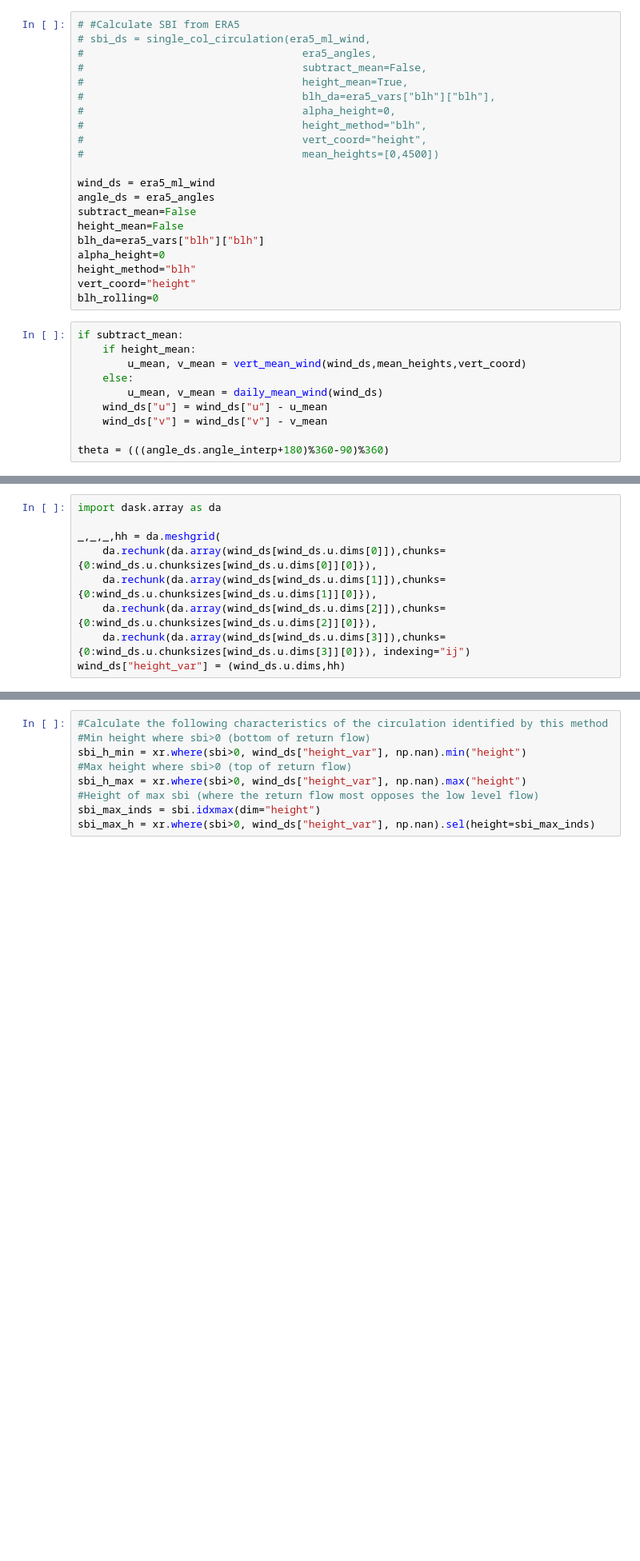
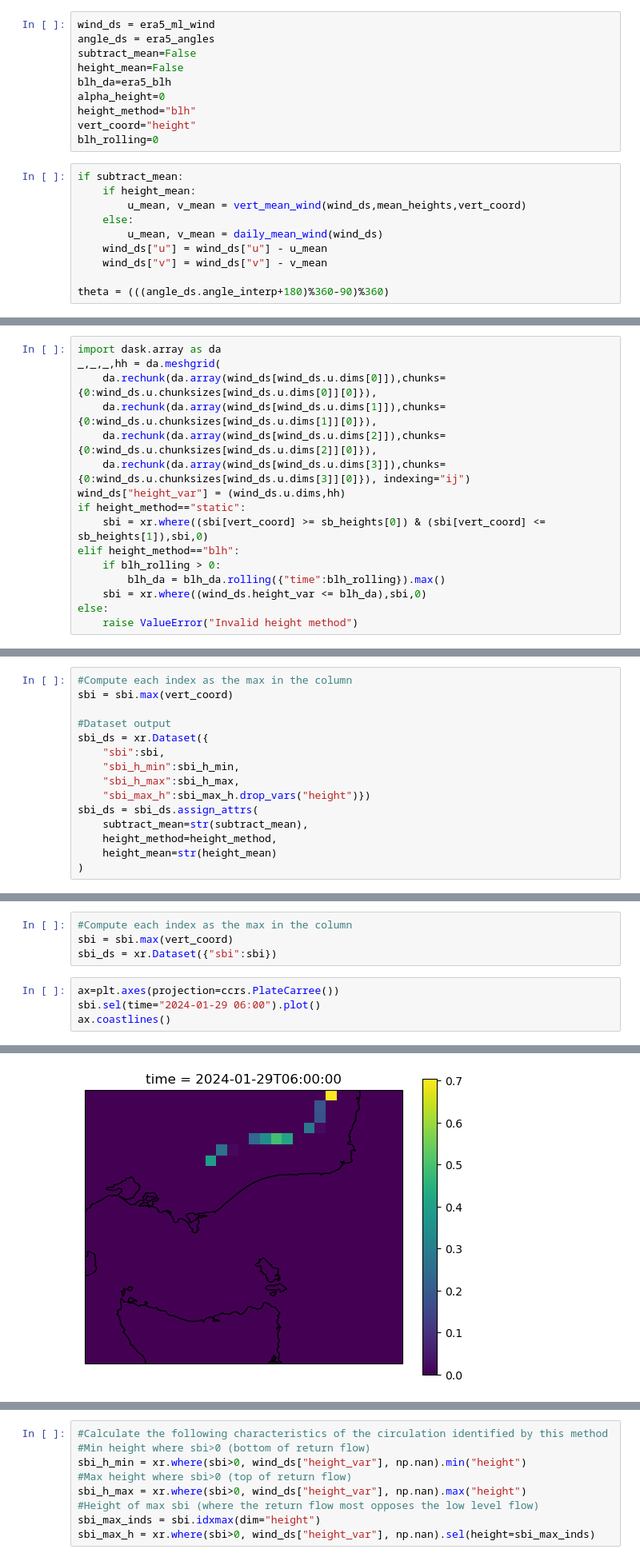
Before and after one commit to andrewbrown31/sea_breeze, a Jupyter notebook: test_notebooks/sea_breeze_detections/sea_breeze_index.ipynb, the cells around one changed output, grey strips where cells are left out. Shown at 80% size. Cells and saved outputs as stored; diff of their text form; blank space fills up the shorter version.

```diff
--- a/test_notebooks/sea_breeze_detections/sea_breeze_index.ipynb
+++ b/test_notebooks/sea_breeze_detections/sea_breeze_index.ipynb
@@ -49,20 +49,9 @@ era5_angles = load_angle_ds("/g/data/gb02/ab4502/coastline_data/era5_angles_v2.n
 # %%
-# #Calculate SBI from ERA5
-# sbi_ds = single_col_circulation(era5_ml_wind,
-#                                   era5_angles,
-#                                   subtract_mean=False,
-#                                   height_mean=True,
-#                                   blh_da=era5_vars["blh"]["blh"],
-#                                   alpha_height=0,
-#                                   height_method="blh",
-#                                   vert_coord="height",
-#                                   mean_heights=[0,4500])
-
 wind_ds = era5_ml_wind
 angle_ds = era5_angles
 subtract_mean=False
 height_mean=False
-blh_da=era5_vars["blh"]["blh"]
+blh_da=era5_blh
 alpha_height=0
 height_method="blh"
 vert_coord="height"
@@ -107,9 +151,16 @@ lbi = xr.where(lb_cond[0] & lb_cond[1] & lb_cond[2], lbi, 0)
 # %%
 import dask.array as da
-
 _,_,_,hh = da.meshgrid(
     da.rechunk(da.array(wind_ds[wind_ds.u.dims[0]]),chunks={0:wind_ds.u.chunksizes[wind_ds.u.dims[0]][0]}),
     da.rechunk(da.array(wind_ds[wind_ds.u.dims[1]]),chunks={0:wind_ds.u.chunksizes[wind_ds.u.dims[1]][0]}),
     da.rechunk(da.array(wind_ds[wind_ds.u.dims[2]]),chunks={0:wind_ds.u.chunksizes[wind_ds.u.dims[2]][0]}),
     da.rechunk(da.array(wind_ds[wind_ds.u.dims[3]]),chunks={0:wind_ds.u.chunksizes[wind_ds.u.dims[3]][0]}), indexing="ij")
 wind_ds["height_var"] = (wind_ds.u.dims,hh)
+if height_method=="static":
+    sbi = xr.where((sbi[vert_coord] >= sb_heights[0]) & (sbi[vert_coord] <= sb_heights[1]),sbi,0)
+elif height_method=="blh":
+    if blh_rolling > 0:
+        blh_da = blh_da.rolling({"time":blh_rolling}).max()
+    sbi = xr.where((wind_ds.height_var <= blh_da),sbi,0)
+else:
+    raise ValueError("Invalid height method")
@@ -115,0 +175,15 @@ wind_ds["height_var"] = (wind_ds.u.dims,hh)
+# %%
+#Compute each index as the max in the column
+sbi = sbi.max(vert_coord)
+
+#Dataset output
+sbi_ds = xr.Dataset({
+    "sbi":sbi,
+    "sbi_h_min":sbi_h_min,
+    "sbi_h_max":sbi_h_max,
+    "sbi_max_h":sbi_max_h.drop_vars("height")})
+sbi_ds = sbi_ds.assign_attrs(
+    subtract_mean=str(subtract_mean),
+    height_method=height_method,
+    height_mean=str(height_mean)
+)
@@ -116,2 +375,9 @@ wind_ds["height_var"] = (wind_ds.u.dims,hh)
+# %%
+#Compute each index as the max in the column
+sbi = sbi.max(vert_coord)
+sbi_ds = xr.Dataset({"sbi":sbi})
 # %%
+ax=plt.axes(projection=ccrs.PlateCarree())
+sbi.sel(time="2024-01-29 06:00").plot()
+ax.coastlines()
 # %% [output]
@@ -119,3 +385,4 @@ wind_ds["height_var"] = (wind_ds.u.dims,hh)
+[figure, added]
 # %%
 if height_method=="static":
     sbi = xr.where((sbi.height >= sb_heights[0]) & (sbi.height <= sb_heights[1]),sbi,0)
```
Also changed, not shown: parts of 17 cells of this notebook, 9 other files.
